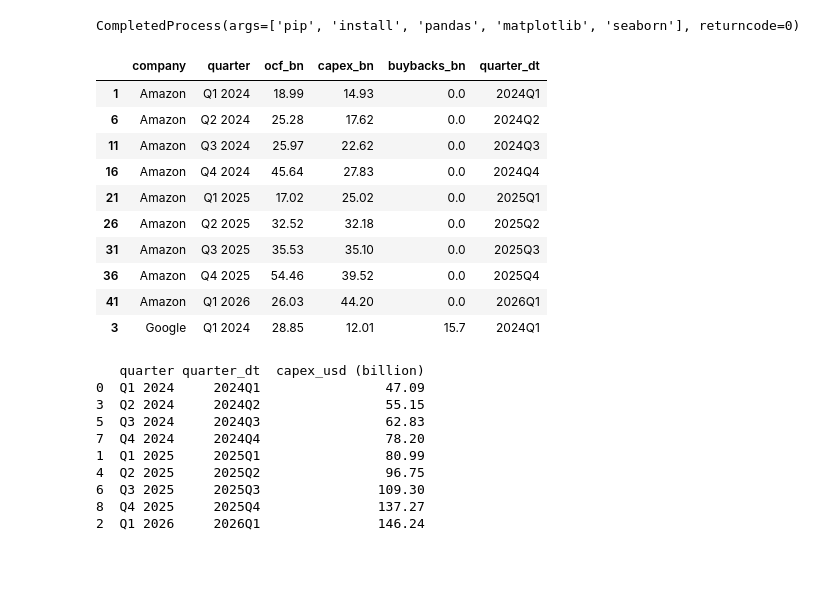
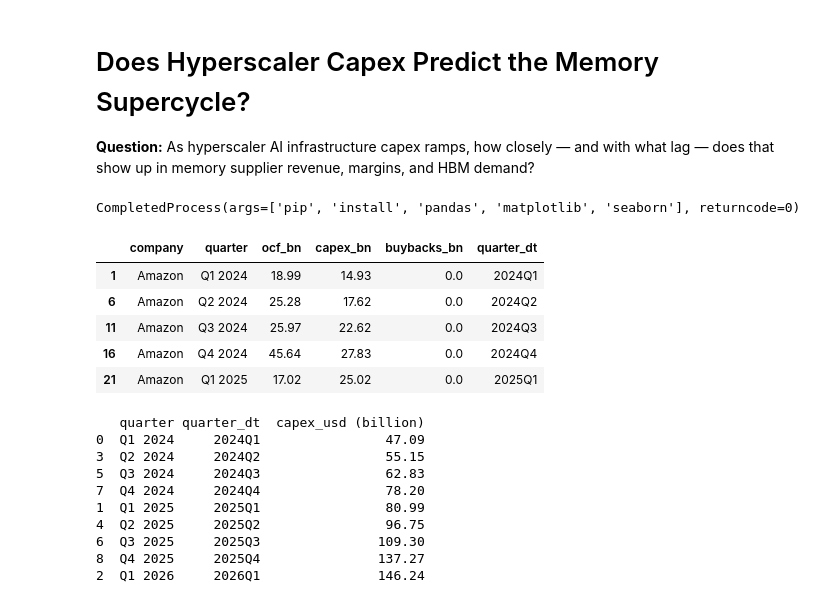
Before and after one commit to isezdasgith/Overview-of-Hyperscaler-Capital-Expenditure-and-Memory-Demand, a Jupyter notebook: hyperscaler_capex_memory_analysis.ipynb, the cells around one changed output. Cells and saved outputs as stored; diff of their text form; code cells hidden in the pictures; blank space fills up the shorter version.

Commit message:
changed hyperscaler_raw.head(10) to hyperscaler_raw.head(5)

```diff
--- a/hyperscaler_capex_memory_analysis.ipynb
+++ b/hyperscaler_capex_memory_analysis.ipynb
@@ -1,39 +1,38 @@
-# %%
-import subprocess
-subprocess.run(["pip", "install", "pandas", "matplotlib", "seaborn"])
-# %% [output]
-CompletedProcess(args=['pip', 'install', 'pandas', 'matplotlib', 'seaborn'], returncode=0)
+# %% [markdown]
+# Does Hyperscaler Capex Predict the Memory Supercycle?
+
+**Question:** As hyperscaler AI infrastructure capex ramps, how closely — and with what lag — does that show up in memory supplier revenue, margins, and HBM demand?
+# %%
+import subprocess
+subprocess.run(["pip", "install", "pandas", "matplotlib", "seaborn"])
+# %% [output]
+CompletedProcess(args=['pip', 'install', 'pandas', 'matplotlib', 'seaborn'], returncode=0)
 # %%
 import pandas as pd
 import matplotlib.pyplot as plt
 import seaborn as sns
 import numpy as np
 
 df = pd.read_csv("Hyperscaler Financials Data - Cleaned Data.csv")
 df.head(10)
 
-hyperscaler_raw = pd.read_csv("Hyperscaler Financials Data - Cleaned Data.csv") #data from MacroTrends
+hyperscaler_raw = pd.read_csv("Hyperscaler Financials Data - Cleaned Data.csv")
 hyperscaler_raw = hyperscaler_raw.dropna(how="all")
 
 #quarter as a sortable period for correct chronological ordering in plots
 hyperscaler_raw["quarter_dt"] = pd.PeriodIndex(
     hyperscaler_raw["quarter"].str.replace(r"Q(\d) (\d+)", r"\2-Q\1", regex=True),
     freq="Q"
 )
 hyperscaler_raw = hyperscaler_raw.sort_values(["company", "quarter_dt"])
-hyperscaler_raw.head(10)
+hyperscaler_raw.head(5)
 # %% [output]
 |  | company | quarter | ocf_bn | capex_bn | buybacks_bn | quarter_dt |
 | 1 | Amazon | Q1 2024 | 18.99 | 14.93 | 0.0 | 2024Q1 |
 | 6 | Amazon | Q2 2024 | 25.28 | 17.62 | 0.0 | 2024Q2 |
 | 11 | Amazon | Q3 2024 | 25.97 | 22.62 | 0.0 | 2024Q3 |
 | 16 | Amazon | Q4 2024 | 45.64 | 27.83 | 0.0 | 2024Q4 |
 | 21 | Amazon | Q1 2025 | 17.02 | 25.02 | 0.0 | 2025Q1 |
-| 26 | Amazon | Q2 2025 | 32.52 | 32.18 | 0.0 | 2025Q2 |
-| 31 | Amazon | Q3 2025 | 35.53 | 35.10 | 0.0 | 2025Q3 |
-| 36 | Amazon | Q4 2025 | 54.46 | 39.52 | 0.0 | 2025Q4 |
-| 41 | Amazon | Q1 2026 | 26.03 | 44.20 | 0.0 | 2026Q1 |
-| 3 | Google | Q1 2024 | 28.85 | 12.01 | 15.7 | 2024Q1 |
 # %%
 plt.rcParams["figure.dpi"] = 75
 
```
